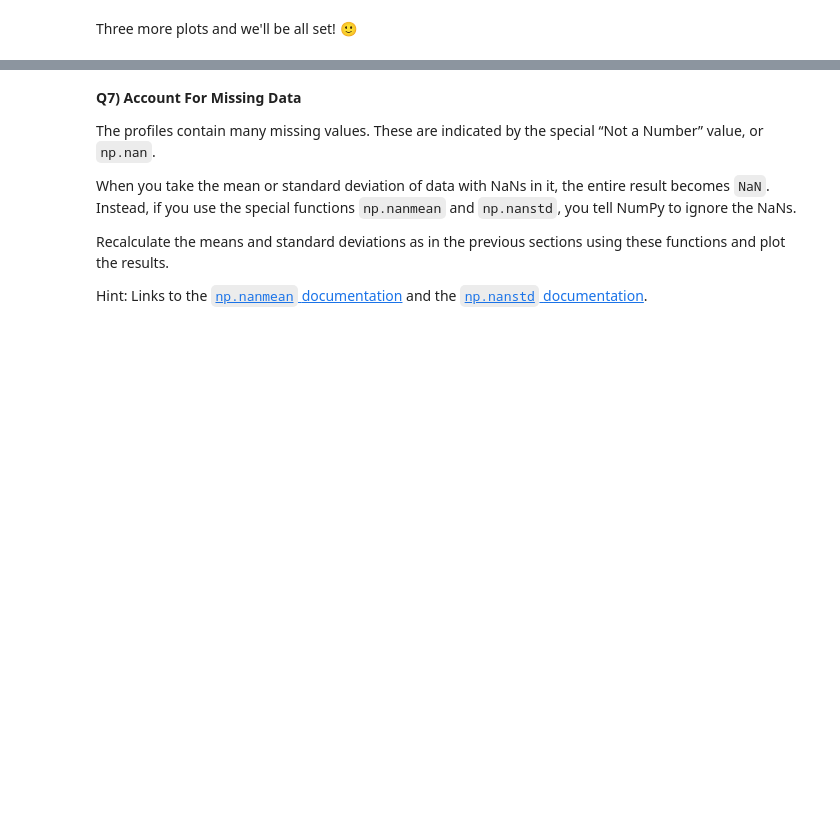
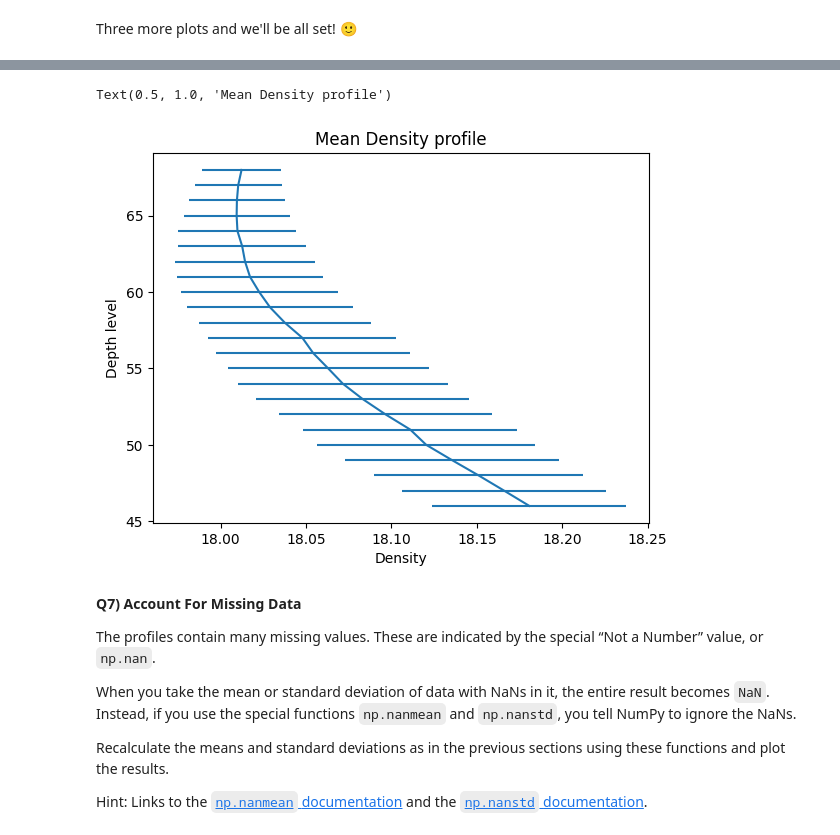
Before and after one commit to MaximilienRoten/2025_Intro_Python, a Jupyter notebook: notebook/W2_S1.ipynb, the cells around one changed output, grey strips where cells are left out. Drawn from its saved outputs; the diff is of its cells as text; code cells hidden in the pictures; blank space fills up the shorter version.

```diff
--- a/notebook/W2_S1.ipynb
+++ b/notebook/W2_S1.ipynb
@@ -273,3 +301,11 @@ Three more plots and we'll be all set! 🙂
+# %%
+plt.errorbar(seawater_density_mean,level,xerr=seawater_density_std)
+plt.xlabel('Density')
+plt.ylabel('Depth level')
+plt.title('Mean Density profile')
+# %% [output]
+Text(0.5, 1.0, 'Mean Density profile')
+[figure, added]
 # %% [markdown]
 **Q7) Account For Missing Data**
 
```
Also changed, not shown: parts of 15 cells of this notebook.
